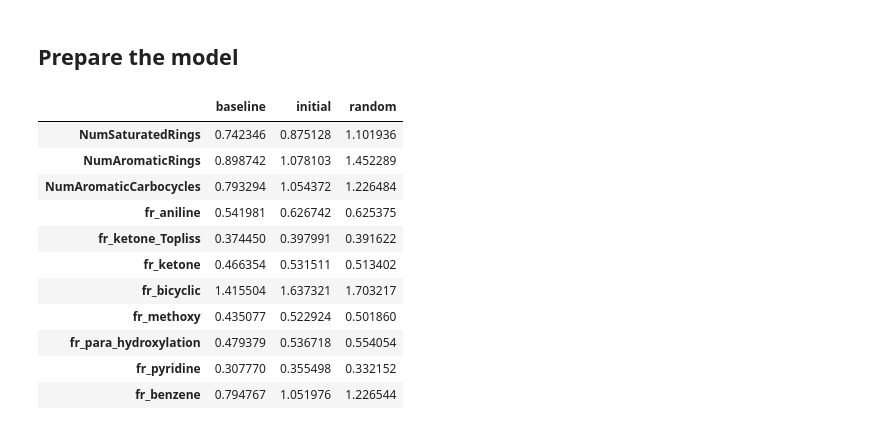
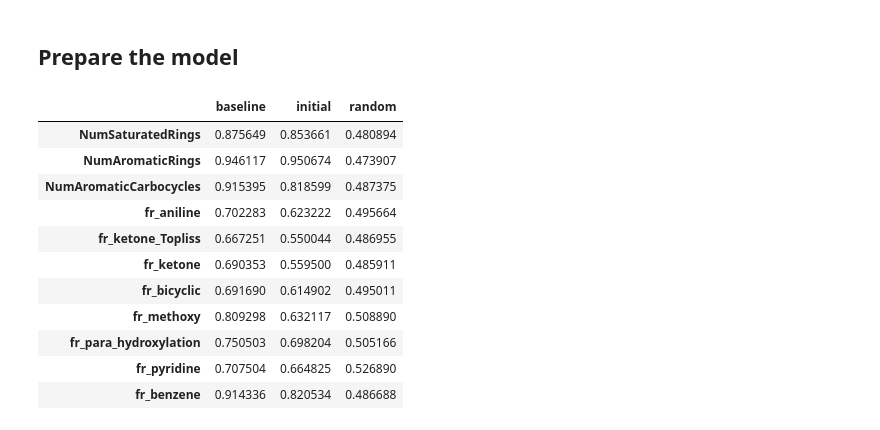
Before and after one commit to Joshua-Ren/P4_Graph, a Jupyter notebook: graph_probing_evaluations.ipynb, the cells around one changed output. Cells and saved outputs as stored; diff of their text form; code cells hidden in the pictures.

```diff
--- a/graph_probing_evaluations.ipynb
+++ b/graph_probing_evaluations.ipynb
@@ -134,11 +143,5 @@ ckp_baseline = os.path.join(RESULT_PATH, 'model_gen_00.pt')
 
 # ====== Init a model, load parameters
 args.bottle_type = 'std'
-model_seed = get_init_net(args)
-model_seed.load_state_dict(torch.load(ckp_seed),strict=True)
-perf_seed, rnd = model_probing(args, model_seed, run_random=True)
-
-
-model_base = get_init_net(args)
-model_base.load_state_dict(torch.load(ckp_baseline),strict=True)
-perf_base, _ = model_probing(args, model_base, run_random=False)
+perf_seed, rnd = get_probing_result(args, ckp_seed, run_random=True)
+perf_base, _ = get_probing_result(args, ckp_baseline, run_random=False)
@@ -148,19 +165,18 @@ ckp_baseline = os.path.join(RESULT_PATH, 'model_gen_00.pt')
 # %%
-perf = pd.DataFrame(np.column_stack((perf_base, perf_seed ,rnd)),
-                      index=selected_prop,
-                       columns=['baseline', 'initial', 'random'])
+perf_std = pd.DataFrame(np.column_stack((perf_base, perf_seed ,rnd)),
+                      index=selected_prop, columns=['baseline', 'initial', 'random'])
-# %%
-perf
-# %% [output]
-|  | baseline | initial | random |
-| NumSaturatedRings | 0.742346 | 0.875128 | 1.101936 |
-| NumAromaticRings | 0.898742 | 1.078103 | 1.452289 |
-| NumAromaticCarbocycles | 0.793294 | 1.054372 | 1.226484 |
-| fr_aniline | 0.541981 | 0.626742 | 0.625375 |
-| fr_ketone_Topliss | 0.374450 | 0.397991 | 0.391622 |
-| fr_ketone | 0.466354 | 0.531511 | 0.513402 |
-| fr_bicyclic | 1.415504 | 1.637321 | 1.703217 |
-| fr_methoxy | 0.435077 | 0.522924 | 0.501860 |
-| fr_para_hydroxylation | 0.479379 | 0.536718 | 0.554054 |
-| fr_pyridine | 0.307770 | 0.355498 | 0.332152 |
-| fr_benzene | 0.794767 | 1.051976 | 1.226544 |
+# %%
+perf_std
+# %% [output]
+|  | baseline | initial | random |
+| NumSaturatedRings | 0.875649 | 0.853661 | 0.480894 |
+| NumAromaticRings | 0.946117 | 0.950674 | 0.473907 |
+| NumAromaticCarbocycles | 0.915395 | 0.818599 | 0.487375 |
+| fr_aniline | 0.702283 | 0.623222 | 0.495664 |
+| fr_ketone_Topliss | 0.667251 | 0.550044 | 0.486955 |
+| fr_ketone | 0.690353 | 0.559500 | 0.485911 |
+| fr_bicyclic | 0.691690 | 0.614902 | 0.495011 |
+| fr_methoxy | 0.809298 | 0.632117 | 0.508890 |
+| fr_para_hydroxylation | 0.750503 | 0.698204 | 0.505166 |
+| fr_pyridine | 0.707504 | 0.664825 | 0.526890 |
+| fr_benzene | 0.914336 | 0.820534 | 0.486688 |
```
Also changed, not shown: parts of 11 cells of this notebook, 4 other files.
